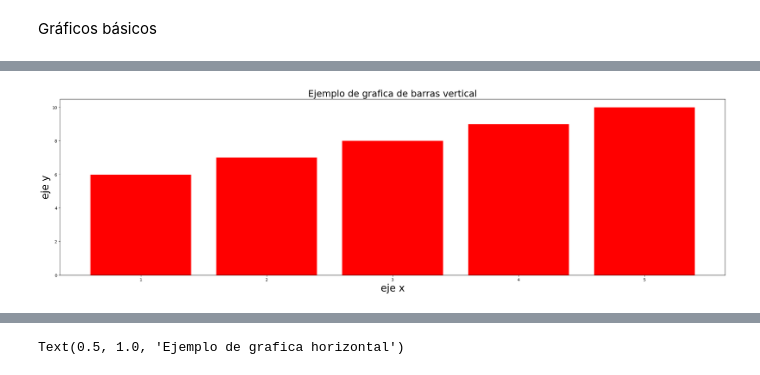
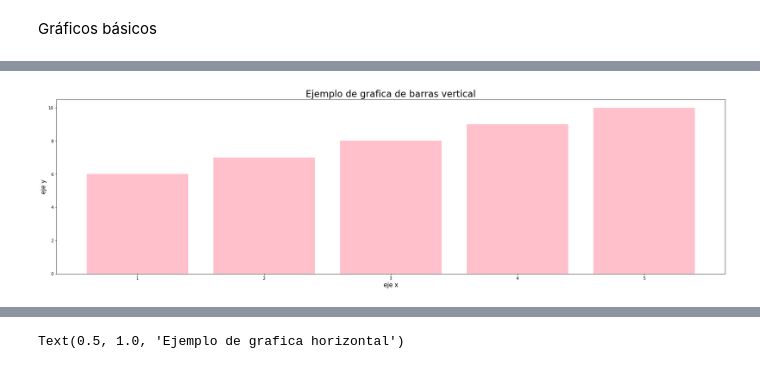
Before and after one commit to CdeCMx-org/curso_python, a Jupyter notebook: Gráficas con plotly.ipynb, the cells around one changed output, grey strips where cells are left out. Cells and saved outputs as stored; diff of their text form; code cells hidden in the pictures.

```diff
--- a/Gráficas con plotly.ipynb
+++ b/Gráficas con plotly.ipynb
@@ -33,16 +34,16 @@ plt.show()
 # %%
 plt.figure(figsize=(30,8))
 x = [1,2,3,4,5]
 y = [6,7,8,9,10]
 
-plt.bar(x, y,color='red') # align='center', alpha=0.5)
-plt.ylabel('eje y',fontsize = 25)
-plt.xlabel('eje x',fontsize = 25)
+plt.bar(x, y,color='pink') # align='center', alpha=0.5)
+plt.ylabel('eje y',fontsize = 15)
+plt.xlabel('eje x',fontsize = 15)
 plt.title('Ejemplo de grafica de barras vertical',fontsize = 23)
 
 plt.show()
 # %% [output]
-[figure, old version]
+[figure, new version]
 # %%
 x = [1,2,3,4,5]
 y = [6,7,8,9,10]
```
Also changed, not shown: parts of 3 cells of this notebook.
